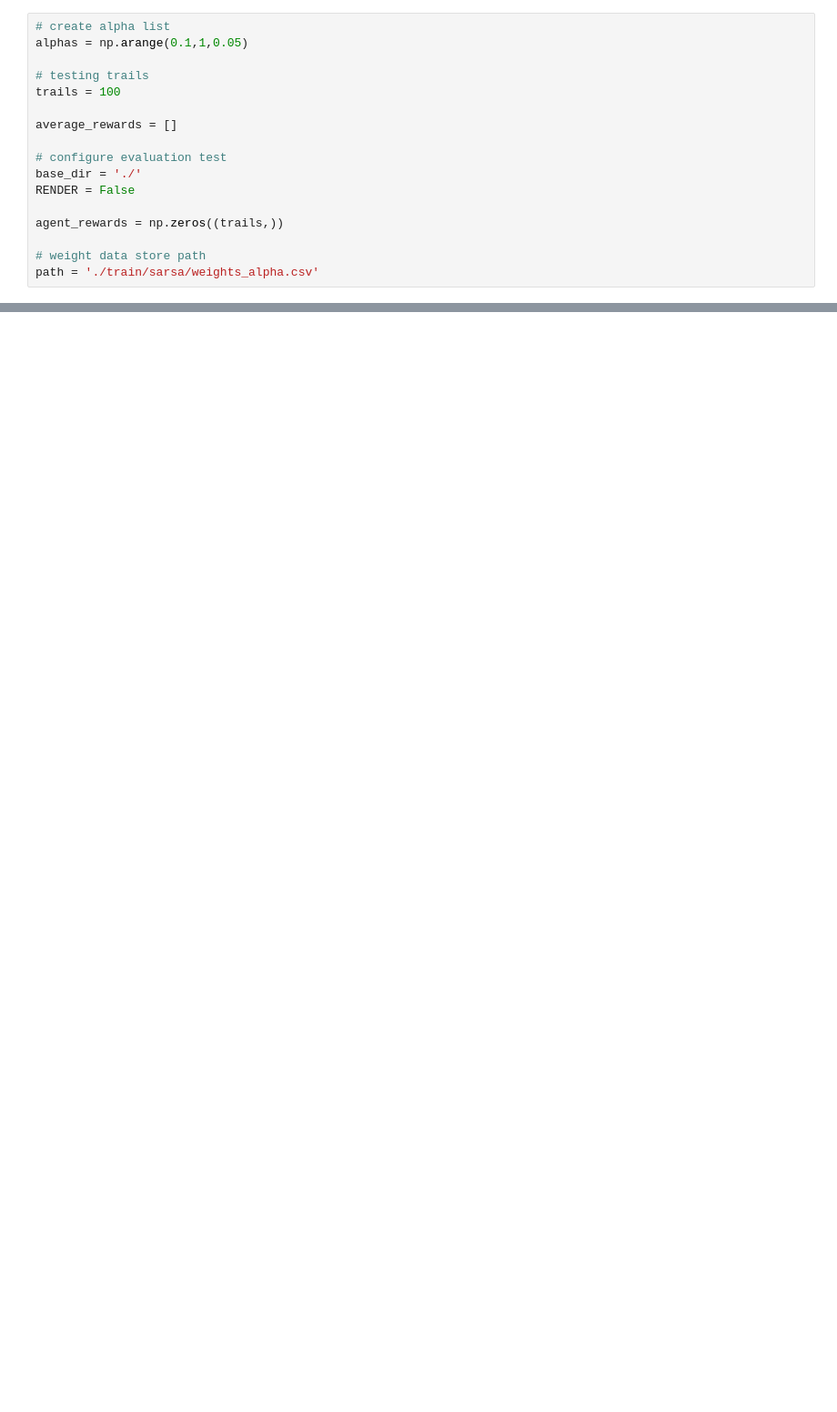
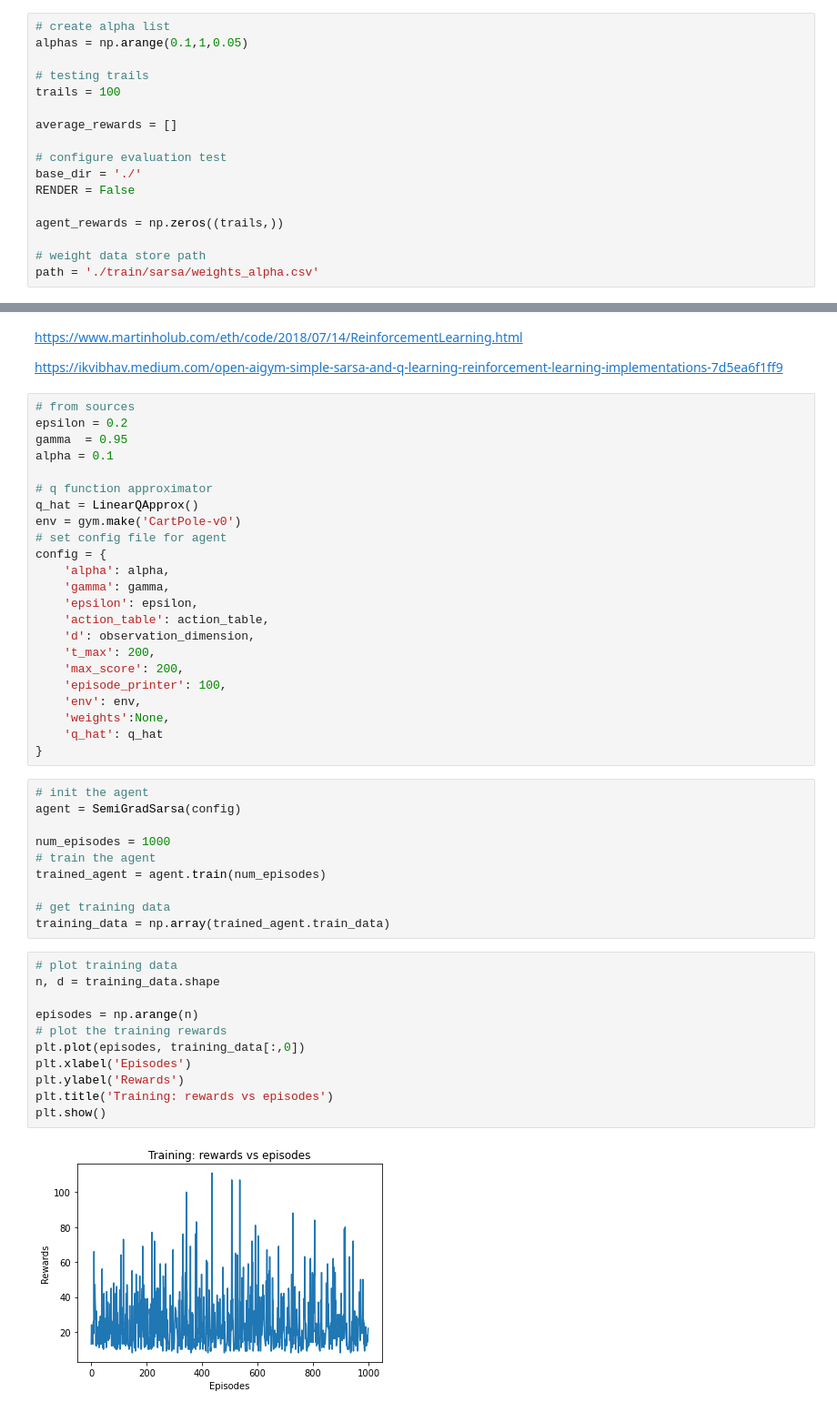
Before and after one commit to j0ker404/skripsie2021, a Jupyter notebook: other/cartpole/cartpool train.ipynb, the cells around one changed output, grey strips where cells are left out. Shown at 91% size. Drawn from its saved outputs; the diff is of its cells as text; blank space fills up the shorter version.

```diff
--- a/other/cartpole/cartpool train.ipynb
+++ b/other/cartpole/cartpool train.ipynb
@@ -203,0 +224,50 @@ print('Average reward after {} trials is: {}'.format(trails, np.mean(average_rew
+# %% [markdown]
+https://www.martinholub.com/eth/code/2018/07/14/ReinforcementLearning.html
+
+https://ikvibhav.medium.com/open-aigym-simple-sarsa-and-q-learning-reinforcement-learning-implementations-7d5ea6f1ff9
+# %%
+# from sources
+epsilon = 0.2
+gamma  = 0.95
+alpha = 0.1
+
+# q function approximator
+q_hat = LinearQApprox()
+env = gym.make('CartPole-v0')
+# set config file for agent
+config = {
+    'alpha': alpha,
+    'gamma': gamma,
+    'epsilon': epsilon,
+    'action_table': action_table,
+    'd': observation_dimension,
+    't_max': 200,
+    'max_score': 200,
+    'episode_printer': 100,
+    'env': env,
+    'weights':None,
+    'q_hat': q_hat
+}
+# %%
+# init the agent
+agent = SemiGradSarsa(config)
+
+num_episodes = 1000
+# train the agent
+trained_agent = agent.train(num_episodes)
+
+# get training data
+training_data = np.array(trained_agent.train_data)
+# %%
+# plot training data
+n, d = training_data.shape
+
+episodes = np.arange(n)
+# plot the training rewards
+plt.plot(episodes, training_data[:,0])
+plt.xlabel('Episodes')
+plt.ylabel('Rewards')
+plt.title('Training: rewards vs episodes')
+plt.show()
+# %% [output]
+[figure, added]
```
Also changed, not shown: parts of 12 cells of this notebook, 1 other file.
